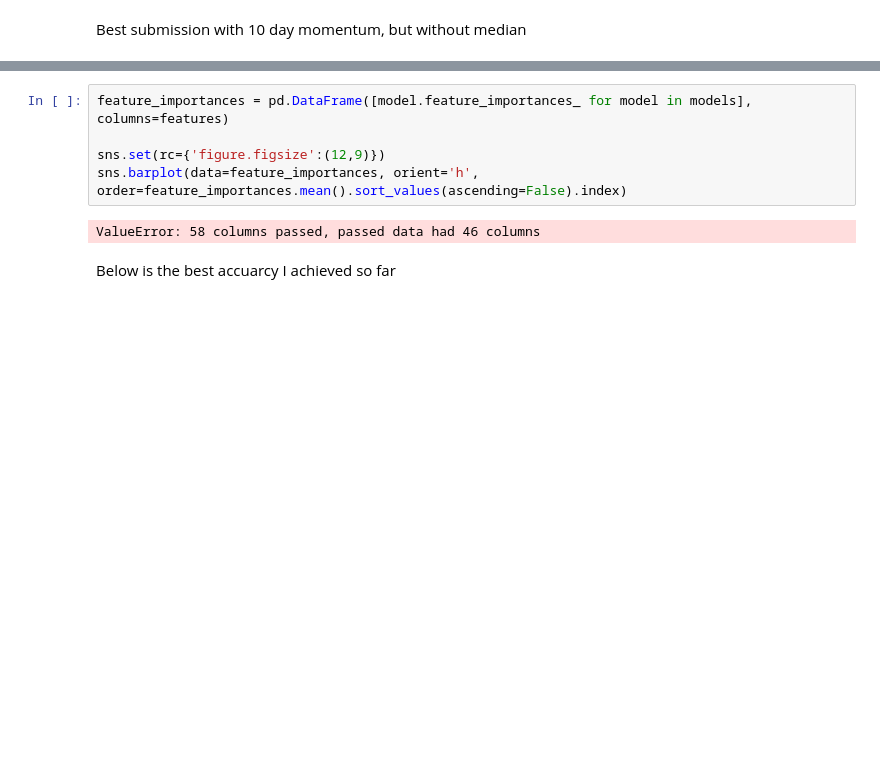
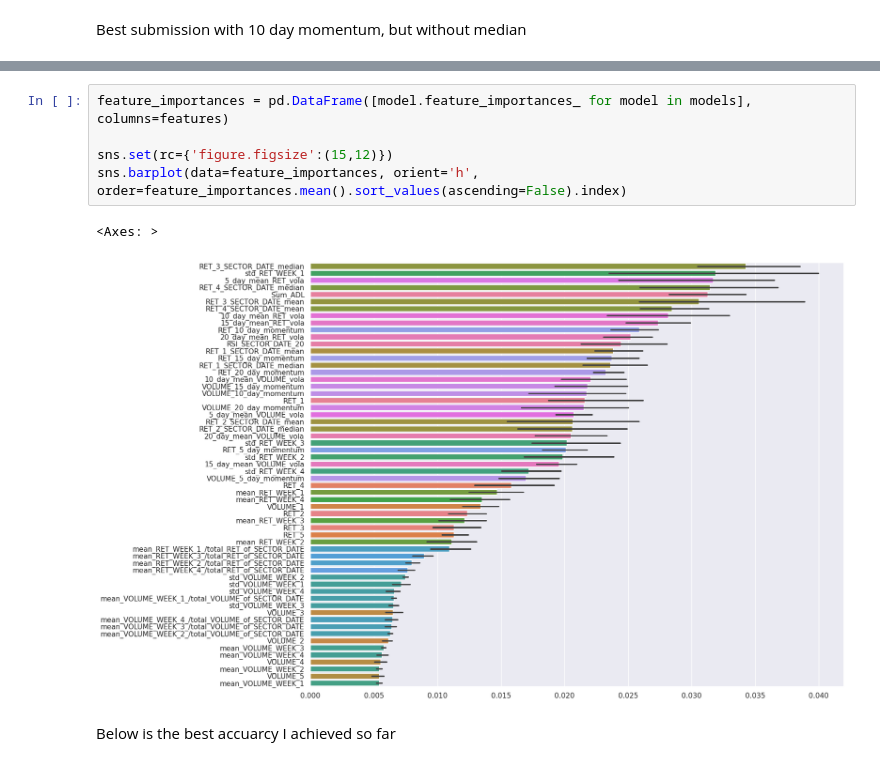
Before and after one commit to lbrilh/QRT-StockReturnPrediction, a Jupyter notebook: QRT.ipynb, the cells around one changed output, grey strips where cells are left out. Saved outputs shown, nothing was run; the diff lists cells and outputs as text; blank space fills up the shorter version.

```diff
--- a/QRT.ipynb
+++ b/QRT.ipynb
@@ -426,10 +522,11 @@ submission.to_csv('./y_test.csv', index=True, header=True)
 # %%
 feature_importances = pd.DataFrame([model.feature_importances_ for model in models], columns=features)
 
-sns.set(rc={'figure.figsize':(12,9)})
+sns.set(rc={'figure.figsize':(15,12)})
 sns.barplot(data=feature_importances, orient='h', order=feature_importances.mean().sort_values(ascending=False).index)
 # %% [output]
-ValueError: 58 columns passed, passed data had 46 columns
+<Axes: >
+[figure, added]
 # %% [markdown]
 Below is the best accuarcy I achieved so far
 # %%
```
Also changed, not shown: parts of 23 cells of this notebook, 1 other file.
